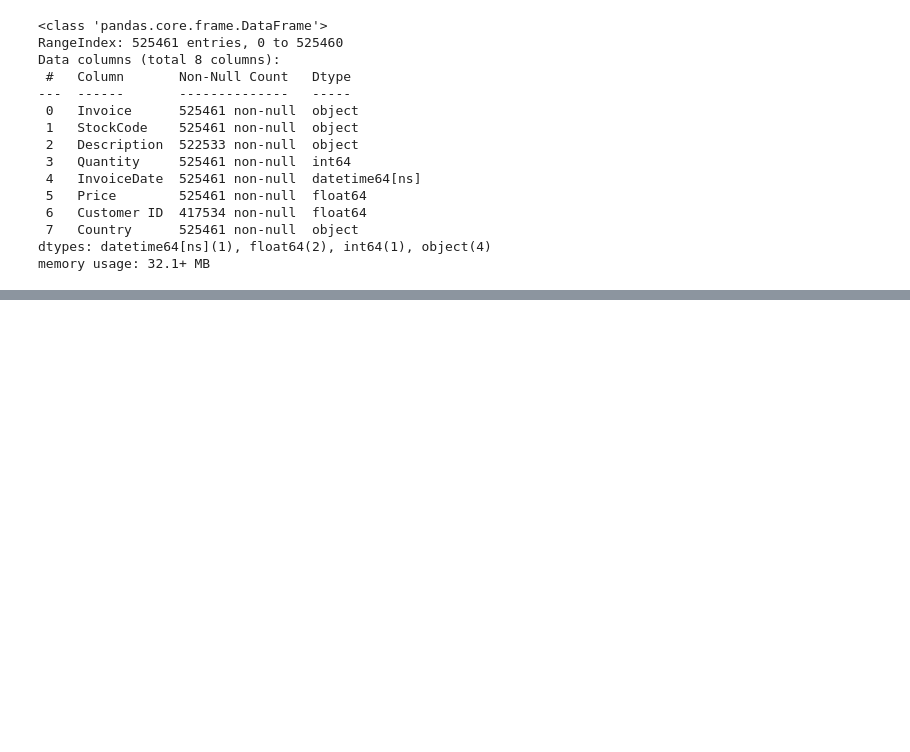
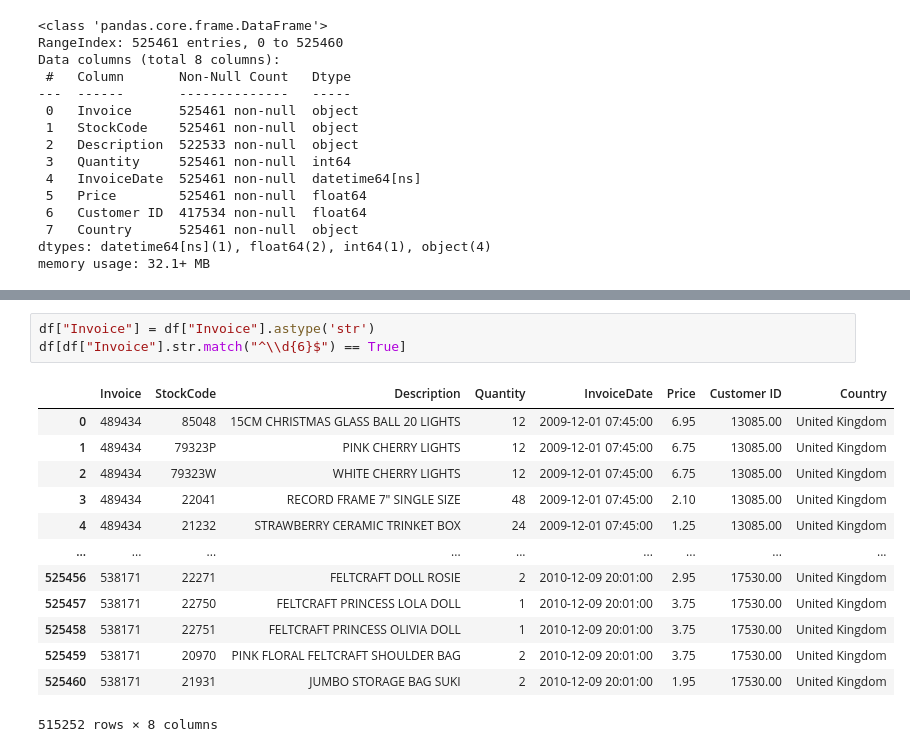
Before and after one commit to ennouhix/Cluster-analysis, a Jupyter notebook: Dataclust.ipynb, the cells around one changed output, grey strips where cells are left out. Cells and saved outputs as stored; diff of their text form; blank space fills up the shorter version.

```diff
--- a/Dataclust.ipynb
+++ b/Dataclust.ipynb
@@ -51,0 +100,17 @@ memory usage: 32.1+ MB
+# %%
+df["Invoice"] = df["Invoice"].astype('str')
+df[df["Invoice"].str.match("^\\d{6}$") == True]
+# %% [output]
+|  | Invoice | StockCode | Description | Quantity | InvoiceDate | Price | Customer ID | Country |
+| 0 | 489434 | 85048 | 15CM CHRISTMAS GLASS BALL 20 LIGHTS | 12 | 2009-12-01 07:45:00 | 6.95 | 13085.00 | United Kingdom |
+| 1 | 489434 | 79323P | PINK CHERRY LIGHTS | 12 | 2009-12-01 07:45:00 | 6.75 | 13085.00 | United Kingdom |
+| 2 | 489434 | 79323W | WHITE CHERRY LIGHTS | 12 | 2009-12-01 07:45:00 | 6.75 | 13085.00 | United Kingdom |
+| 3 | 489434 | 22041 | RECORD FRAME 7" SINGLE SIZE | 48 | 2009-12-01 07:45:00 | 2.10 | 13085.00 | United Kingdom |
+| 4 | 489434 | 21232 | STRAWBERRY CERAMIC TRINKET BOX | 24 | 2009-12-01 07:45:00 | 1.25 | 13085.00 | United Kingdom |
+| ... | ... | ... | ... | ... | ... | ... | ... | ... |
+| 525456 | 538171 | 22271 | FELTCRAFT DOLL ROSIE | 2 | 2010-12-09 20:01:00 | 2.95 | 17530.00 | United Kingdom |
+| 525457 | 538171 | 22750 | FELTCRAFT PRINCESS LOLA DOLL | 1 | 2010-12-09 20:01:00 | 3.75 | 17530.00 | United Kingdom |
+| 525458 | 538171 | 22751 | FELTCRAFT PRINCESS OLIVIA DOLL | 1 | 2010-12-09 20:01:00 | 3.75 | 17530.00 | United Kingdom |
+| 525459 | 538171 | 20970 | PINK FLORAL FELTCRAFT SHOULDER BAG | 2 | 2010-12-09 20:01:00 | 3.75 | 17530.00 | United Kingdom |
+| 525460 | 538171 | 21931 | JUMBO STORAGE BAG SUKI | 2 | 2010-12-09 20:01:00 | 1.95 | 17530.00 | United Kingdom |
+515252 rows × 8 columns
```
Also changed, not shown: parts of 22 cells of this notebook.
